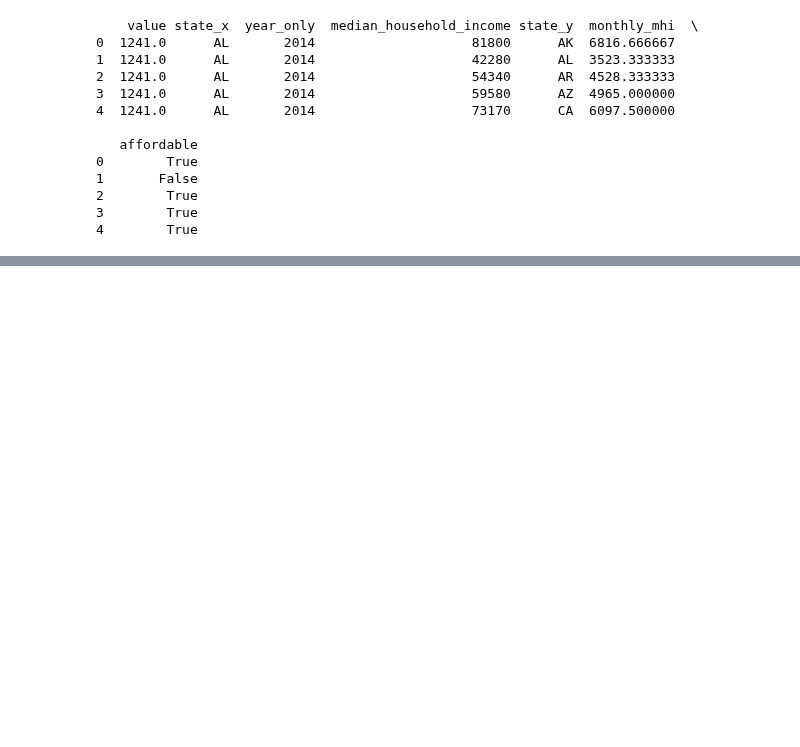
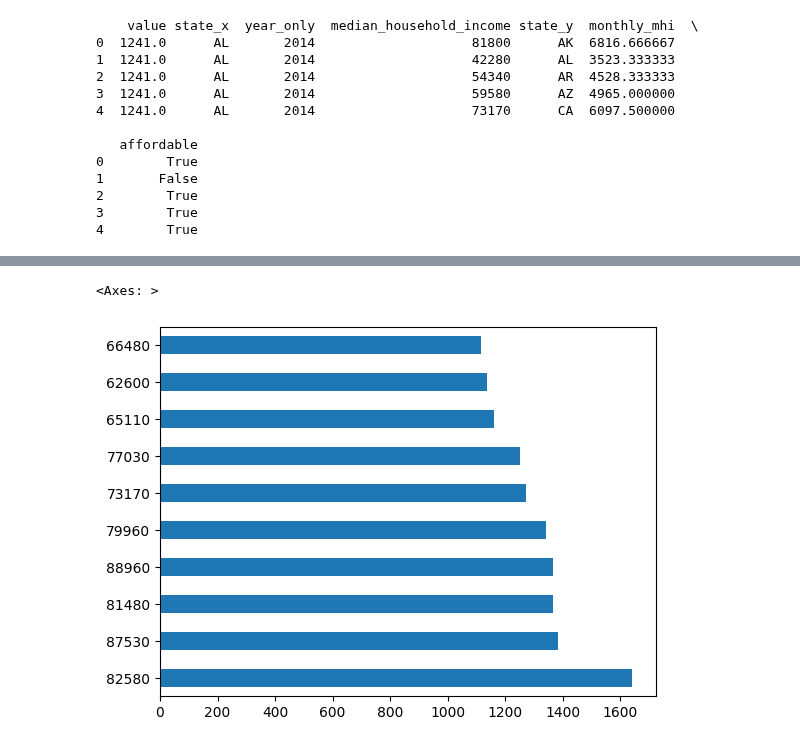
Before and after one commit to JessiPool/KaggleXProject, a Jupyter notebook: AffordableHousingMatrix.ipynb, the cells around one changed output, grey strips where cells are left out. Drawn from its saved outputs; the diff is of its cells as text; code cells hidden in the pictures; blank space fills up the shorter version.

```diff
--- a/AffordableHousingMatrix.ipynb
+++ b/AffordableHousingMatrix.ipynb
@@ -282,0 +504,5 @@ print(medianrent2.head())
+# %%
+affordabilityrental3.median_household_income_x.value_counts().head(10).plot.barh()
+# %% [output]
+<Axes: >
+[figure, added]
```
Also changed, not shown: parts of 53 cells of this notebook.
